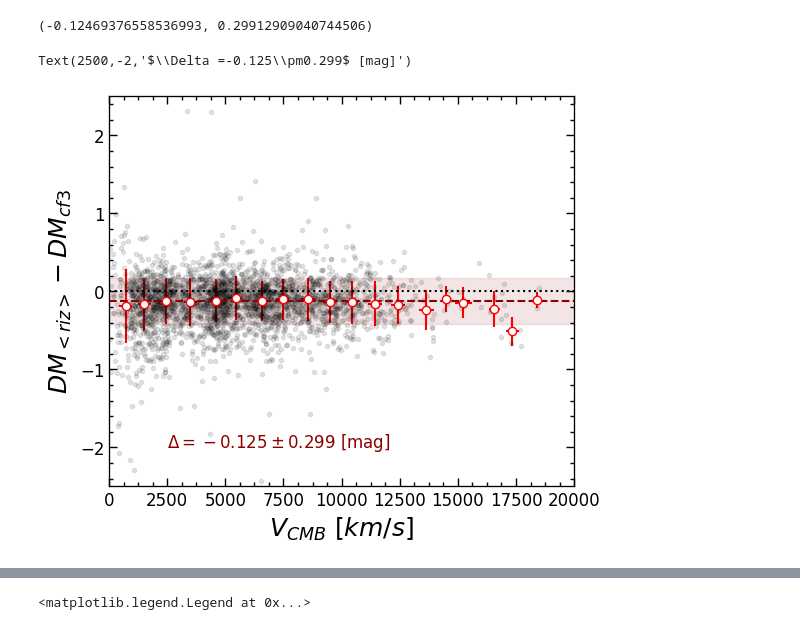
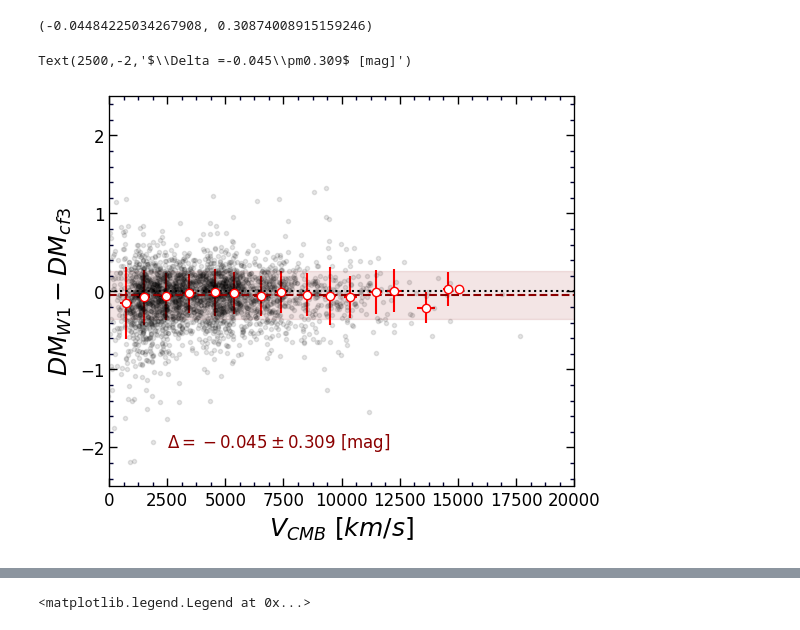
Before and after one commit to ekourkchi/test_TFRcatal, a Jupyter notebook: compare_BTFR_OP_IR.ipynb, the cells around one changed output, grey strips where cells are left out. Saved outputs shown, nothing was run; the diff lists cells and outputs as text; code cells hidden in the pictures.

```diff
--- a/compare_BTFR_OP_IR.ipynb
+++ b/compare_BTFR_OP_IR.ipynb
@@ -485,6 +455,8 @@ for i in range(10):
     row = ''
 
     row += strzjg(myTable['PGC'][i], 0) + ' & '
+
+    row += strzjg(myTable['flag'][i], 0) + ' & '
     row += strzjg(myTable['DM_av'][i], 2) + ' & '
     row += strzjg(myTable['DMriz_fid'][i], 2) + strzjg(myTable['DMriz_err'][i], 2, num2=myTable['DMriz_fid'][i]) + ' & '
     row += strzjg(myTable['DM1_fid'][i], 2) + strzjg(myTable['DM1_err'][i], 2, num2=myTable['DM1_fid'][i]) + ' & '
@@ -502,9 +474,6 @@ for i in range(10):
     row += strzjg(myTable['f_cosmology'][i], 3) + ' & '
 
     row += strzjg(myTable['logWimx'][i], 3) + '$\pm$' + strzjg(myTable['logWimx_e'][i], 3) + ' & '
-    row += strzjg(myTable['F21'][i], 2) + '$\pm$' + strzjg(myTable['eF21'][i], 2)# + ' & '
-
-
 
 #     row += strzjg(myTable[''][i], 2)  + ' & '
 
@@ -532,6 +501,7 @@ for i in range(10):
 
     row += strzjg(myTable['PGC'][i], 0) + ' & '
 
+    row += strzjg(myTable['F21'][i], 2) + '$\pm$' + strzjg(myTable['eF21'][i], 2) + ' & '
     row += strzjg(myTable['inc'][i], 0)  + strzjg(myTable['inc_e'][i], 0, num2=myTable['inc'][i]) + ' & '
     row += strzjg(myTable['ggg'][i], 2)  + ' & '
     row += strzjg(myTable['rrr'][i], 2)  + ' & '
@@ -566,0 +537,9 @@ for i in range(10):
+# %%
+df_paper = df_paper[df_paper.flag==1]
+try:
+    df_paper = df_paper.set_index('PGC')
+except:
+    pass
+
+print(len(df_paper))
+df_paper.head()
@@ -566,0 +556,15 @@ for i in range(10):
+# %%
+cf3 = pd.read_csv("../calibrators/cf3.csv", sep='|')
+
+for col in cf3.columns:
+    newcol = col.strip()
+    cf3.rename(columns={col:newcol}, inplace=True)
+
+cf3.set_index('PGC', inplace=True)
+
+cf3['DM_cf3'] = cf3['DM']
+cf3 = cf3[['DM_cf3']]
+
+df34 = df_paper.join(cf3, how='inner')
+
+# df = copy.deepcopy(df_paper)
@@ -567,13 +692,13 @@ for i in range(10):
 # %%
-dff = df34[(df.Qs>2)]
+dff = df34[(df34.Qw>2)]
 
 fig = py.figure(figsize=(5,5), dpi=100)
 fig.subplots_adjust(wspace=0, top=0.9, bottom=0.12, left=0.05, right=0.98)
 ax = fig.add_subplot(111)
 
 
-X = dff.V3k_new.values
-Y = dff.DMriz_fid.values-dff.DM_cf3.values
+X = dff.V3k.values
+Y = dff.DM1_fid.values-dff.DM_cf3.values
 
 ax.plot(X, Y, 'k.', alpha=0.1)
 
@@ -583,38 +708,38 @@ Y = Y[Y<1]
 X = X[Y>-1.5]
 Y = Y[Y>-1.5]
 
-for i in np.arange(0,20000,1000):
+for i in np.arange(0,16000,1000):
     xp = []
     yp = []
     for ii in range(len(X)):
         xi = X[ii]
         if xi>=i and xi<i+1000:
             xp.append(xi)
             yp.append(Y[ii])
     if len(xp)>0:
         ax.errorbar(np.median(xp), np.median(yp), yerr=np.std(yp), xerr=np.std(xp), fmt='o',
                     color='r', ms=6, mfc='white')
 
 ax.set_xlabel(r'$V_{CMB} \/\/[km/s]$', fontsize=18)
 # ax.set_ylabel(r'$DM_{75} - DM_{fid}$', fontsize=18)
-ax.set_ylabel(r'$DM_{<riz>}-DM_{cf3}$', fontsize=18)
+ax.set_ylabel(r'$DM_{W1}-DM_{cf3}$', fontsize=18)
 
 ax.plot([0,20000], [0,0], ':', color='k')
 
 set_axes(ax, (0,20000), (-2.5,2.5), fontsize=12)
 
 # ax.set_title("BTFR: W1-band")
 
 med = np.median(Y)
-std = np.std(Y)
+std = np.std(Y-med)
 y = np.asarray([med,med])
 ax.plot([0,20000], y, '--', color='darkred')
 ax.fill_between([0,20000], y+std, y-std, color='darkred', alpha=0.10)
 
 print(med,std)
 
 ax.text(2500, -2, r"$\Delta =" + '%.3f'%med+'\pm'+'%.3f'%std+'$'+ ' [mag]', color='darkred', fontsize=12)
 # %% [output]
-(-0.12469376558536993, 0.29912909040744506)
+(-0.04484225034267908, 0.30874008915159246)
-Text(2500,-2,'$\\Delta =-0.125\\pm0.299$ [mag]')
+Text(2500,-2,'$\\Delta =-0.045\\pm0.309$ [mag]')
-[figure, old version]
+[figure, new version]
```
Also changed, not shown: parts of 55 cells of this notebook, 6 other files.
